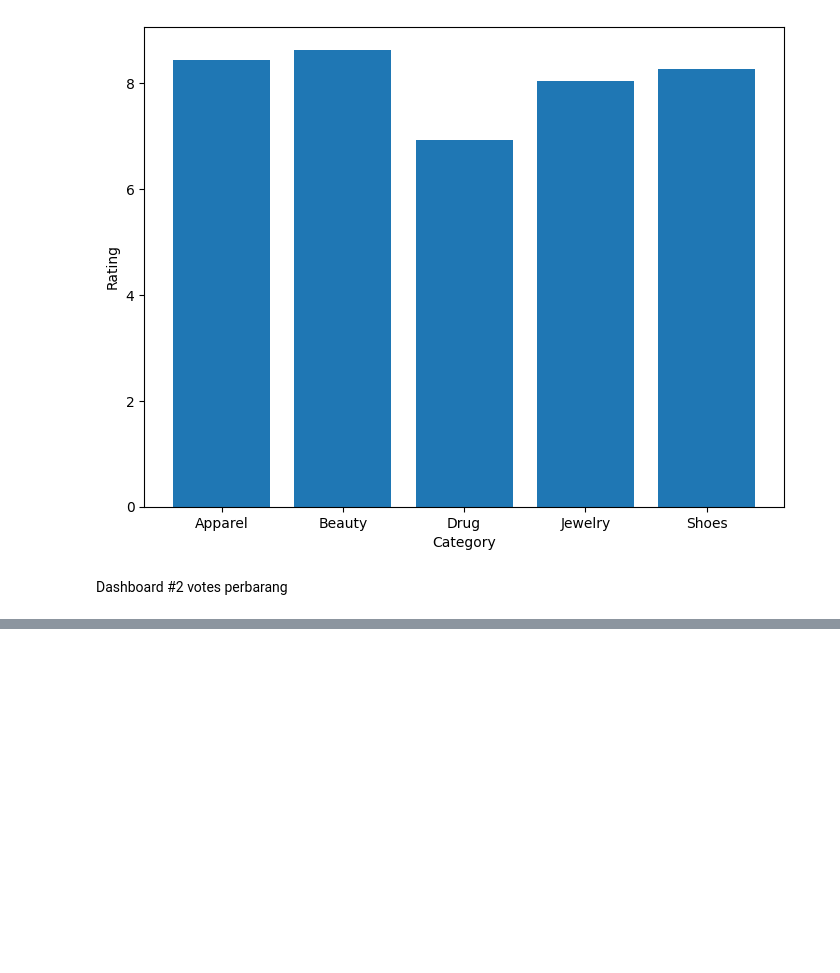
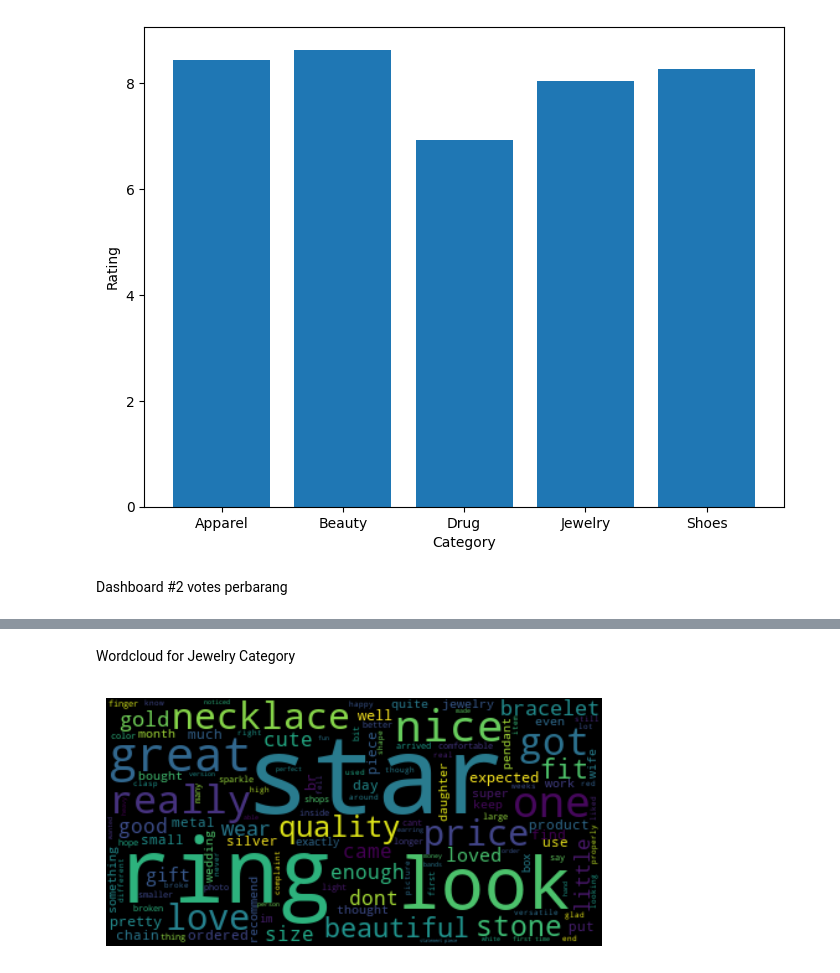
Before and after one commit to melikacandra/TubesBasdat, a Jupyter notebook: dashboard.ipynb, the cells around one changed output, grey strips where cells are left out. Cells and saved outputs as stored; diff of their text form; code cells hidden in the pictures; blank space fills up the shorter version.

```diff
--- a/dashboard.ipynb
+++ b/dashboard.ipynb
@@ -67,0 +137,9 @@ vote_score_dahsboard
+# %% [markdown]
+Wordcloud for Jewelry Category
+# %%
+wordcloud = WordCloud().generate(jewelry)
+plt.imshow(wordcloud, interpolation='bilinear')
+plt.axis("off")
+plt.show()
+# %% [output]
+[figure, added]
```
Also changed, not shown: parts of 28 cells of this notebook, 1 other file.
